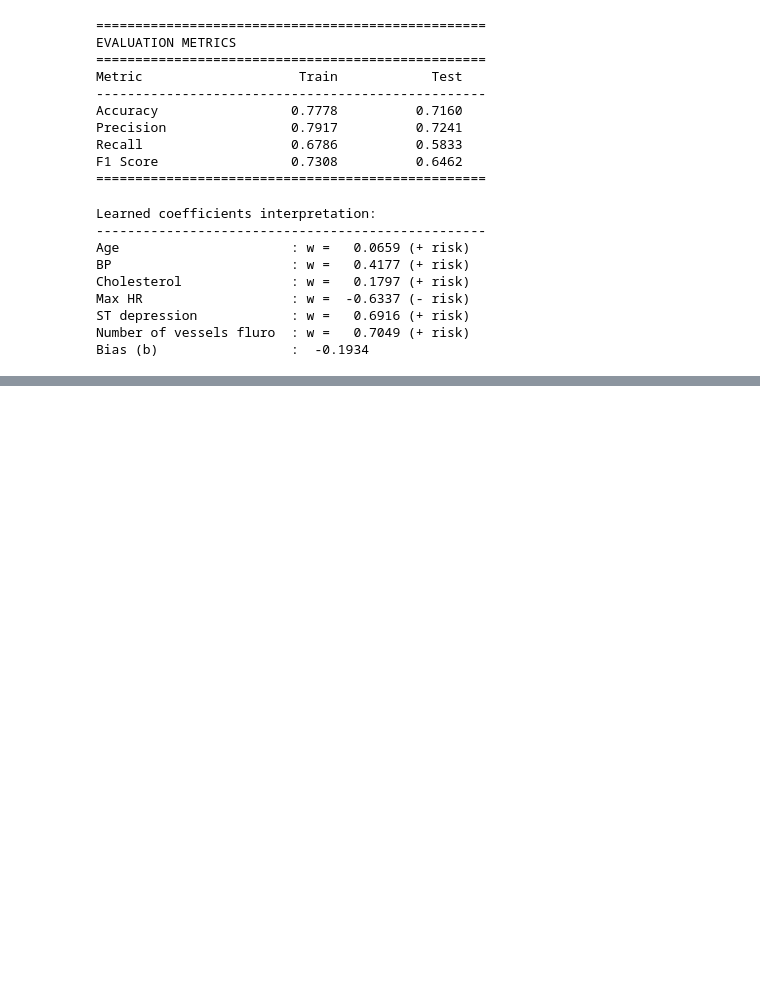
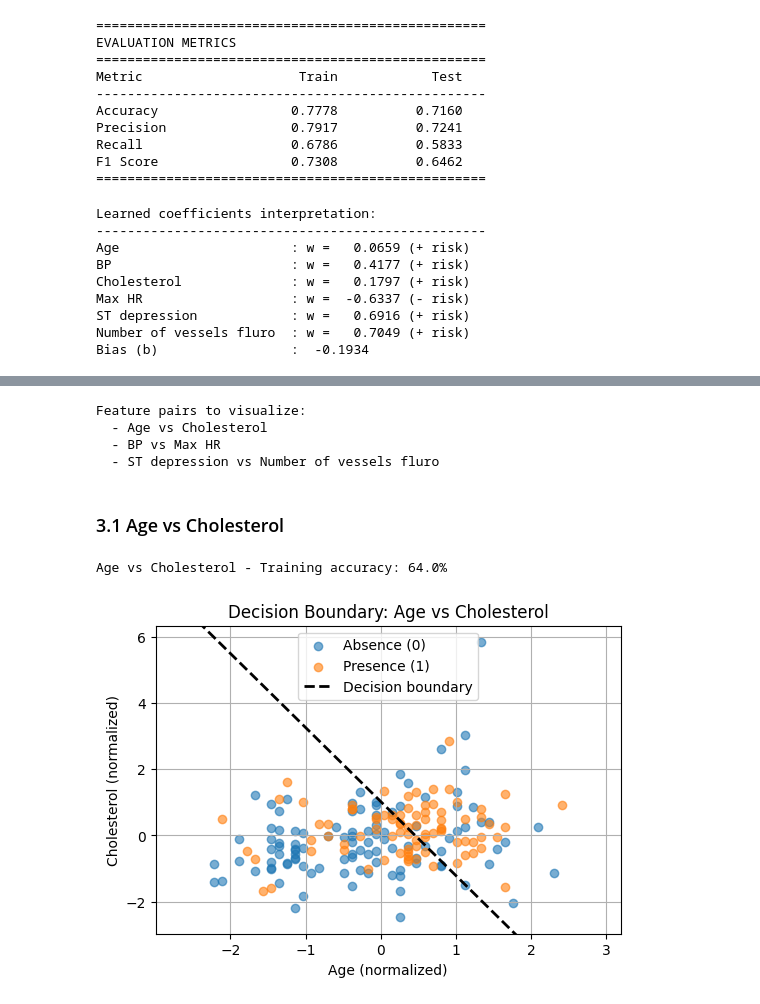
Before and after one commit to Carmo0982/Lab02TDSE, a Jupyter notebook: heart_disease_lr_analysis.ipynb, the cells around one changed output, grey strips where cells are left out. Saved outputs shown, nothing was run; the diff lists cells and outputs as text; code cells hidden in the pictures; blank space fills up the shorter version.

```diff
--- a/heart_disease_lr_analysis.ipynb
+++ b/heart_disease_lr_analysis.ipynb
@@ -484,0 +553,40 @@ Bias (b)                 :  -0.1934
+# %%
+# Define feature pairs to visualize
+feature_pairs = [
+    ('Age', 'Cholesterol'),
+    ('BP', 'Max HR'),
+    ('ST depression', 'Number of vessels fluro')
+]
+
+# Get indices of selected features
+feature_indices = {feat: i for i, feat in enumerate(selected_features)}
+print("Feature pairs to visualize:")
+for pair in feature_pairs:
+    print(f"  - {pair[0]} vs {pair[1]}")
+# %% [output]
+Feature pairs to visualize:
+  - Age vs Cholesterol
+  - BP vs Max HR
+  - ST depression vs Number of vessels fluro
+# %% [markdown]
+### 3.1 Age vs Cholesterol
+# %%
+# Pair 1: Age vs Cholesterol
+idx1, idx2 = feature_indices['Age'], feature_indices['Cholesterol']
+X_pair1 = X_train_norm[:, [idx1, idx2]]
+
+# Train 2D model
+w_pair1, b_pair1, _ = gradient_descent(X_pair1, y_train, np.zeros(2), 0.0, alpha=0.1, num_iters=1000)
+
+# Evaluate
+y_pred_pair1 = predict(w_pair1, b_pair1, X_pair1)
+acc_pair1 = np.mean(y_pred_pair1 == y_train)
+print(f"Age vs Cholesterol - Training accuracy: {acc_pair1*100:.1f}%")
+
+# Plot
+plot_decision_boundary(X_pair1, y_train, w_pair1, b_pair1,
+                       ['Age (normalized)', 'Cholesterol (normalized)'],
+                       'Decision Boundary: Age vs Cholesterol')
+# %% [output]
+Age vs Cholesterol - Training accuracy: 64.0%
+[figure, added]
```
Also changed, not shown: parts of 12 cells of this notebook.
